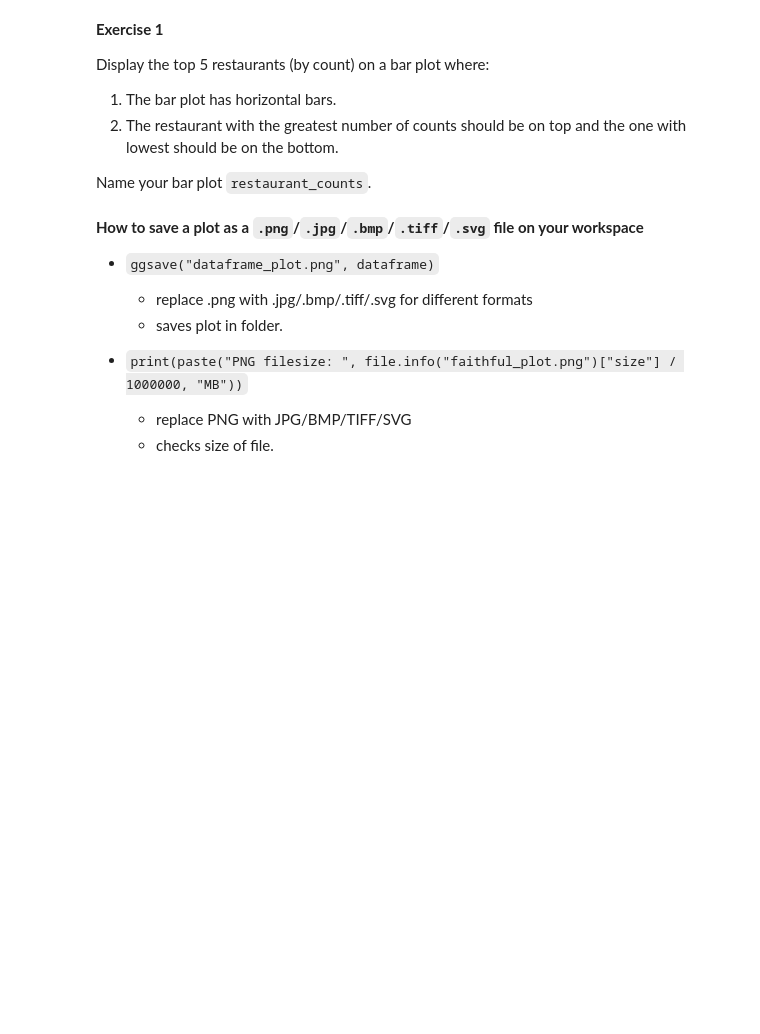
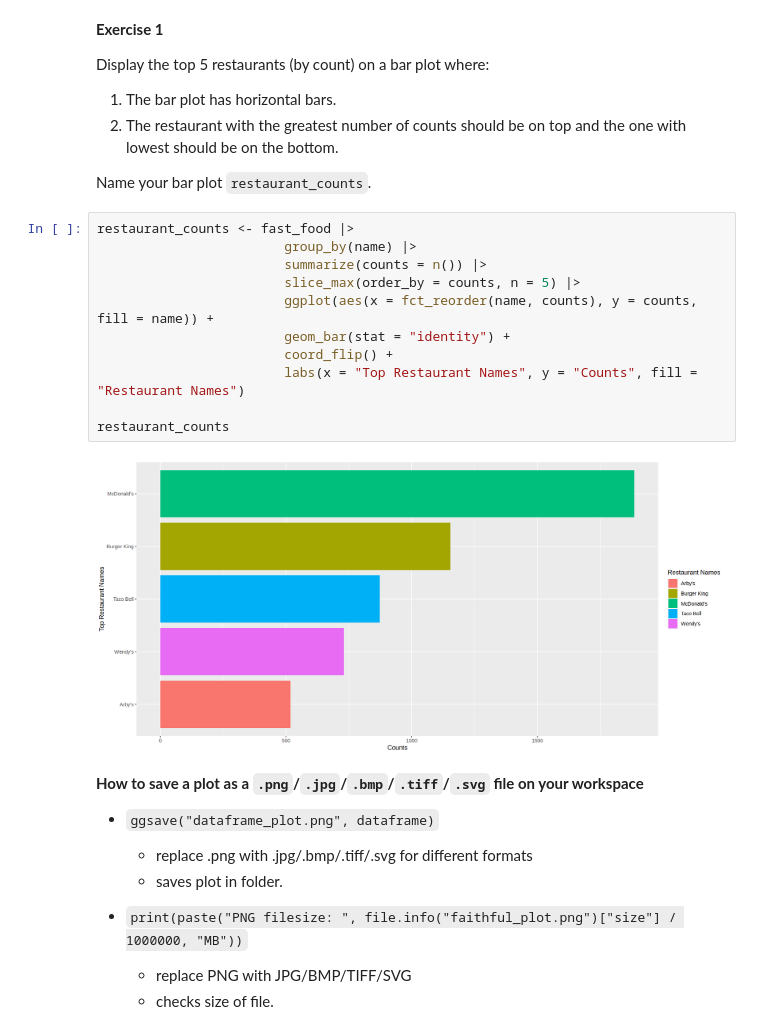
Before and after one commit to ubcuss/DSCI100_review_session, a Jupyter notebook: review_Session.ipynb, the cells around one changed output. Cells and saved outputs as stored; diff of their text form; blank space fills up the shorter version.

```diff
--- a/review_Session.ipynb
+++ b/review_Session.ipynb
@@ -657,6 +812,19 @@ Display the top 5 restaurants (by count) on a bar plot where:
 2. The restaurant with the greatest number of counts should be on top and the one with lowest should be on the bottom.
 
 Name your bar plot `restaurant_counts`.
+# %%
+restaurant_counts <- fast_food |>
+						group_by(name) |>
+						summarize(counts = n()) |>
+						slice_max(order_by = counts, n = 5) |>
+						ggplot(aes(x = fct_reorder(name, counts), y = counts, fill = name)) +
+						geom_bar(stat = "identity") +
+						coord_flip() +
+						labs(x = "Top Restaurant Names", y = "Counts", fill = "Restaurant Names")
+
+restaurant_counts
+# %% [output]
+[figure, added]
 # %% [markdown]
 **How to save a plot as a `.png`/`.jpg`/`.bmp`/`.tiff`/`.svg` file on your workspace**
 * `ggsave("dataframe_plot.png", dataframe)`
```
Also changed, not shown: parts of 13 cells of this notebook.
